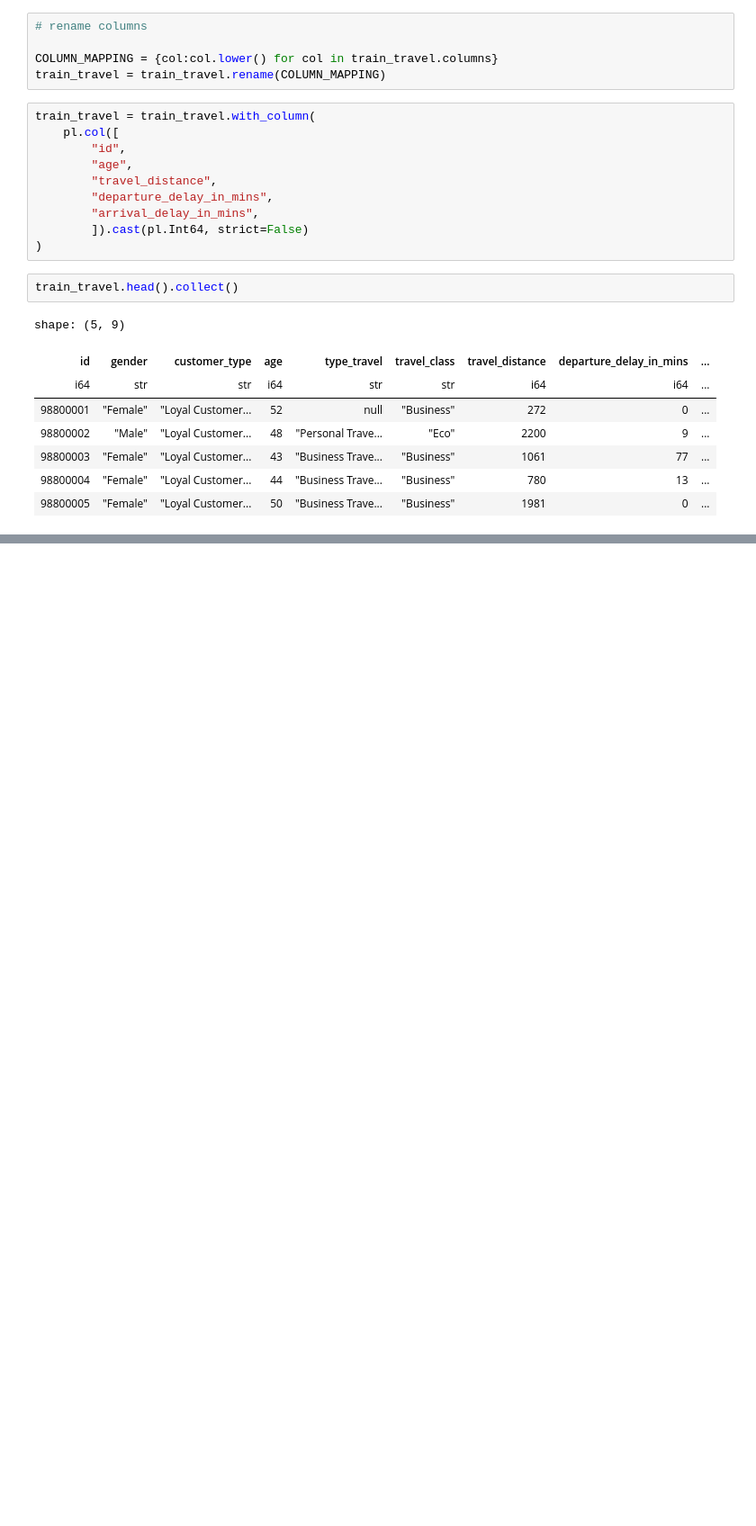
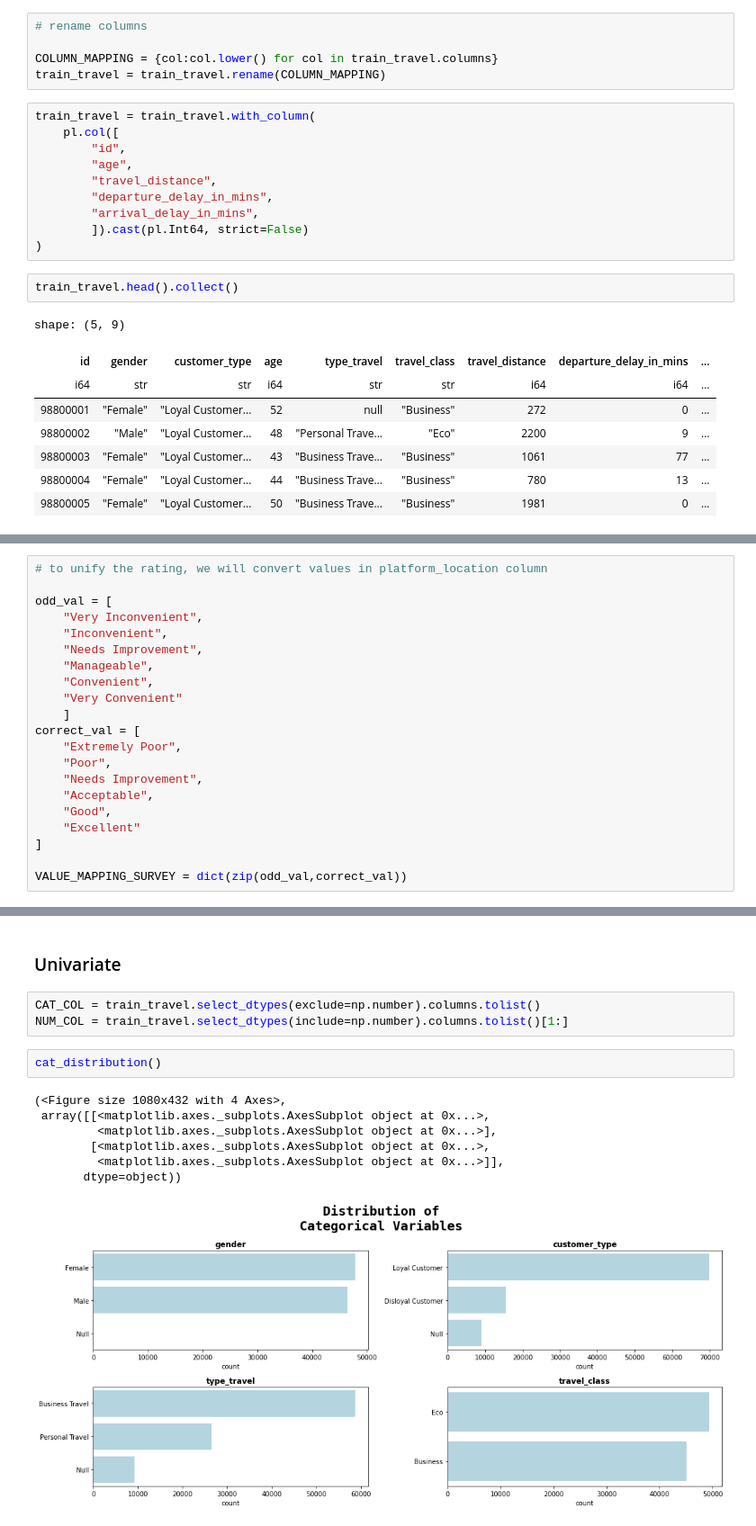
Before and after one commit to amrirasyidi/mit_idss_hackaton, a Jupyter notebook: data_exploration.ipynb, the cells around one changed output, grey strips where cells are left out. Shown: that part at 90% size. Cells and saved outputs as stored; diff of their text form; blank space fills up the shorter version.

```diff
--- a/data_exploration.ipynb
+++ b/data_exploration.ipynb
@@ -104,0 +166,21 @@ AttributeError: ignored
+# %%
+# to unify the rating, we will convert values in platform_location column
+
+odd_val = [
+    "Very Inconvenient",
+    "Inconvenient",
+    "Needs Improvement",
+    "Manageable",
+    "Convenient",
+    "Very Convenient"
+    ]
+correct_val = [
+    "Extremely Poor",
+    "Poor",
+    "Needs Improvement",
+    "Acceptable",
+    "Good",
+    "Excellent"
+]
+
+VALUE_MAPPING_SURVEY = dict(zip(odd_val,correct_val))
@@ -104,0 +324,15 @@ AttributeError: ignored
+# %% [markdown]
+### Univariate
+# %%
+CAT_COL = train_travel.select_dtypes(exclude=np.number).columns.tolist()
+NUM_COL = train_travel.select_dtypes(include=np.number).columns.tolist()[1:]
+# %%
+cat_distribution()
+# %% [output]
+(<Figure size 1080x432 with 4 Axes>,
+ array([[<matplotlib.axes._subplots.AxesSubplot object at 0x...>,
+         <matplotlib.axes._subplots.AxesSubplot object at 0x...>],
+        [<matplotlib.axes._subplots.AxesSubplot object at 0x...>,
+         <matplotlib.axes._subplots.AxesSubplot object at 0x...>]],
+       dtype=object))
+[figure, added]
```
Also changed, not shown: parts of 40 cells of this notebook.
